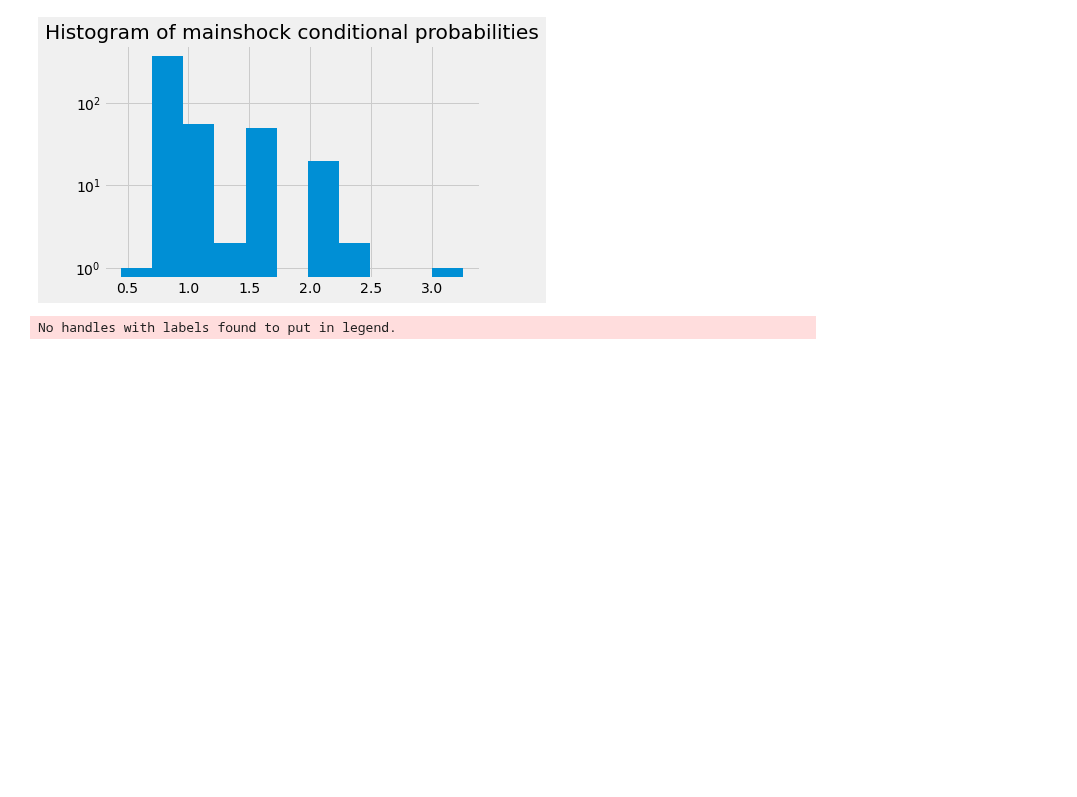
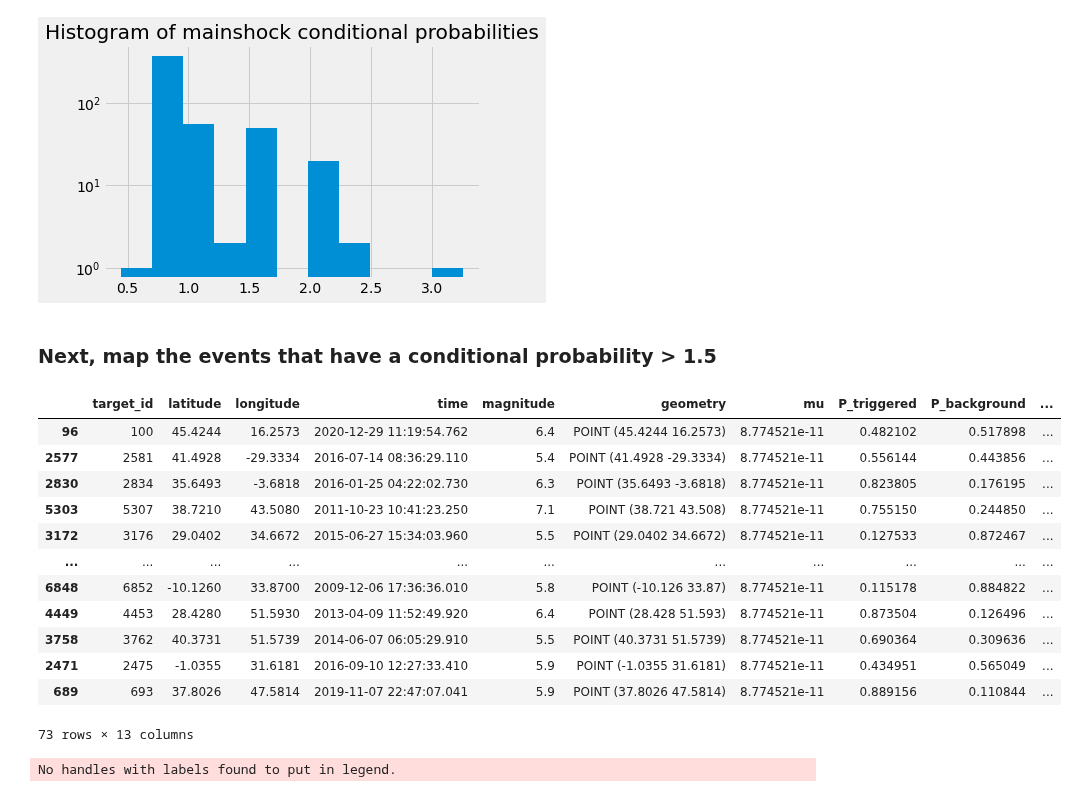
Before and after one commit to epic-research-group/surface-load-quakes, a Jupyter notebook: surface-load-mainshocks.ipynb, the cells around one changed output. Saved outputs shown, nothing was run; the diff lists cells and outputs as text; code cells hidden in the pictures; blank space fills up the shorter version.

```diff
--- a/surface-load-mainshocks.ipynb
+++ b/surface-load-mainshocks.ipynb
@@ -114,6 +138,24 @@ Try using .loc[row_indexer,col_indexer] = value instead
 See the caveats in the documentation: https://pandas.pydata.org/pandas-docs/stable/user_guide/indexing.html#returning-a-view-versus-a-copy
   mainshock['cp'] = conditional_probability
 [figure]
+# %% [markdown]
+### Next, map the events that have a conditional probability > 1.5
+# %%
+mainshock[mainshock["cp"]>1.5].sort_values("cp")
+# %% [output]
+|  | target_id | latitude | longitude | time | magnitude | geometry | mu | P_triggered | P_background | ... |
+| 96 | 100 | 45.4244 | 16.2573 | 2020-12-29 11:19:54.762 | 6.4 | POINT (45.4244 16.2573) | 8.774521e-11 | 0.482102 | 0.517898 | ... |
+| 2577 | 2581 | 41.4928 | -29.3334 | 2016-07-14 08:36:29.110 | 5.4 | POINT (41.4928 -29.3334) | 8.774521e-11 | 0.556144 | 0.443856 | ... |
+| 2830 | 2834 | 35.6493 | -3.6818 | 2016-01-25 04:22:02.730 | 6.3 | POINT (35.6493 -3.6818) | 8.774521e-11 | 0.823805 | 0.176195 | ... |
+| 5303 | 5307 | 38.7210 | 43.5080 | 2011-10-23 10:41:23.250 | 7.1 | POINT (38.721 43.508) | 8.774521e-11 | 0.755150 | 0.244850 | ... |
+| 3172 | 3176 | 29.0402 | 34.6672 | 2015-06-27 15:34:03.960 | 5.5 | POINT (29.0402 34.6672) | 8.774521e-11 | 0.127533 | 0.872467 | ... |
+| ... | ... | ... | ... | ... | ... | ... | ... | ... | ... | ... |
+| 6848 | 6852 | -10.1260 | 33.8700 | 2009-12-06 17:36:36.010 | 5.8 | POINT (-10.126 33.87) | 8.774521e-11 | 0.115178 | 0.884822 | ... |
+| 4449 | 4453 | 28.4280 | 51.5930 | 2013-04-09 11:52:49.920 | 6.4 | POINT (28.428 51.593) | 8.774521e-11 | 0.873504 | 0.126496 | ... |
+| 3758 | 3762 | 40.3731 | 51.5739 | 2014-06-07 06:05:29.910 | 5.5 | POINT (40.3731 51.5739) | 8.774521e-11 | 0.690364 | 0.309636 | ... |
+| 2471 | 2475 | -1.0355 | 31.6181 | 2016-09-10 12:27:33.410 | 5.9 | POINT (-1.0355 31.6181) | 8.774521e-11 | 0.434951 | 0.565049 | ... |
+| 689 | 693 | 37.8026 | 47.5814 | 2019-11-07 22:47:07.041 | 5.9 | POINT (37.8026 47.5814) | 8.774521e-11 | 0.889156 | 0.110844 | ... |
+73 rows × 13 columns
 # %%
 load_bounds = mainshock[mainshock['cp']>1.5]
 
```
Also changed, not shown: parts of 27 cells of this notebook.
